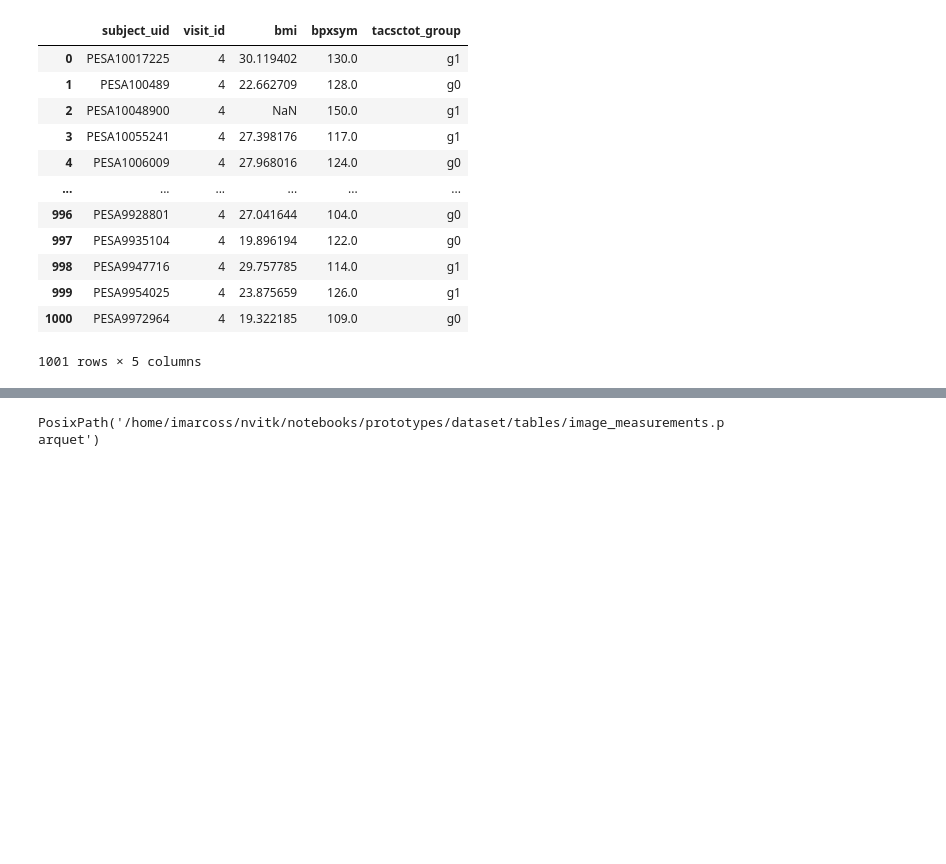
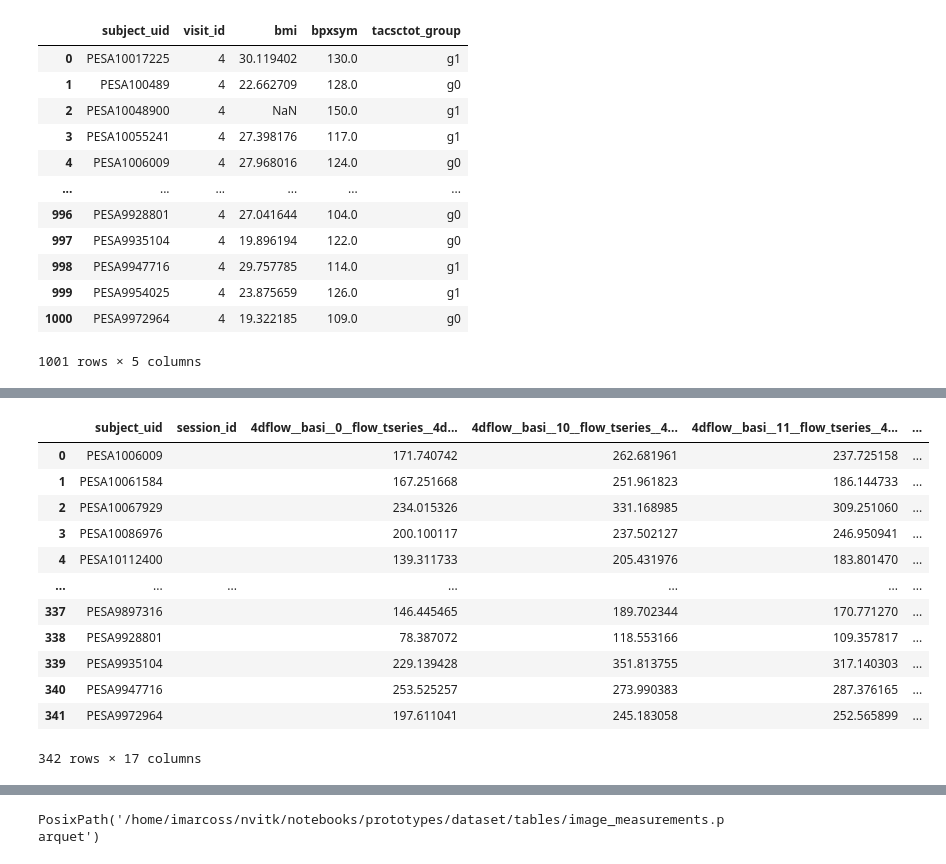
Before and after one commit to CNIC-Neuroimaging/Nvitk, a Jupyter notebook: notebooks/prototypes/database.ipynb, the cells around one changed output, grey strips where cells are left out. Saved outputs shown, nothing was run; the diff lists cells and outputs as text; code cells hidden in the pictures; blank space fills up the shorter version.

```diff
--- a/notebooks/prototypes/database.ipynb
+++ b/notebooks/prototypes/database.ipynb
@@ -113,3 +146,26 @@ repo.image(
+# %%
+repo.image(
+    modality="4dflow",
+    # pipeline="pesabrain_4dflow_current",
+    variables=["flow_tseries"],
+    regions=["right_ica", "left_ica", 'basi'],
+    wide=True,
+    use_sqlite=True,
+)
+# %% [output]
+|  | subject_uid | session_id | 4dflow__basi__0__flow_tseries__4d... | 4dflow__basi__10__flow_tseries__4... | 4dflow__basi__11__flow_tseries__4... | ... |
+| 0 | PESA1006009 |  | 171.740742 | 262.681961 | 237.725158 | ... |
+| 1 | PESA10061584 |  | 167.251668 | 251.961823 | 186.144733 | ... |
+| 2 | PESA10067929 |  | 234.015326 | 331.168985 | 309.251060 | ... |
+| 3 | PESA10086976 |  | 200.100117 | 237.502127 | 246.950941 | ... |
+| 4 | PESA10112400 |  | 139.311733 | 205.431976 | 183.801470 | ... |
+| ... | ... | ... | ... | ... | ... | ... |
+| 337 | PESA9897316 |  | 146.445465 | 189.702344 | 170.771270 | ... |
+| 338 | PESA9928801 |  | 78.387072 | 118.553166 | 109.357817 | ... |
+| 339 | PESA9935104 |  | 229.139428 | 351.813755 | 317.140303 | ... |
+| 340 | PESA9947716 |  | 253.525257 | 273.990383 | 287.376165 | ... |
+| 341 | PESA9972964 |  | 197.611041 | 245.183058 | 252.565899 | ... |
+342 rows × 17 columns
 # %%
 repo.image(
     modality="asl",
```
Also changed, not shown: parts of 8 cells of this notebook, 26 other files.
